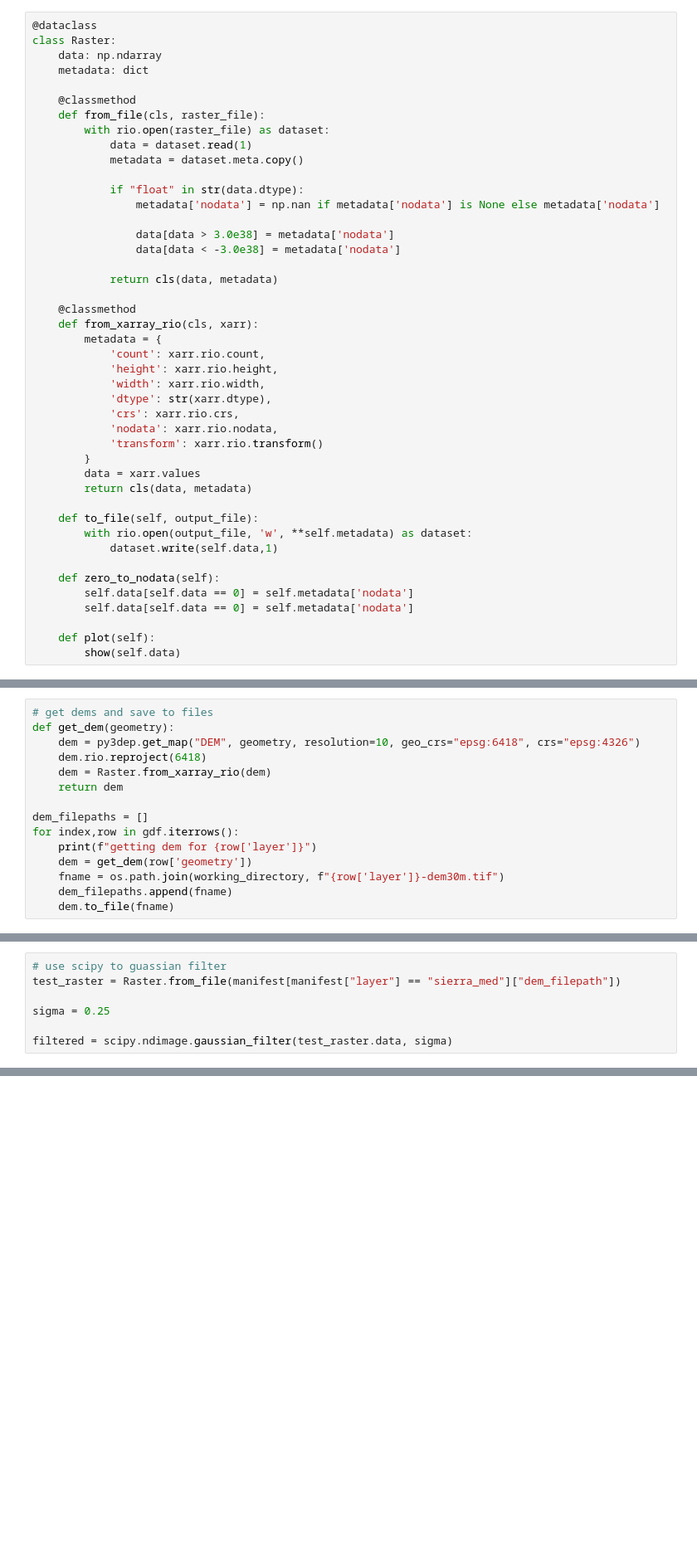
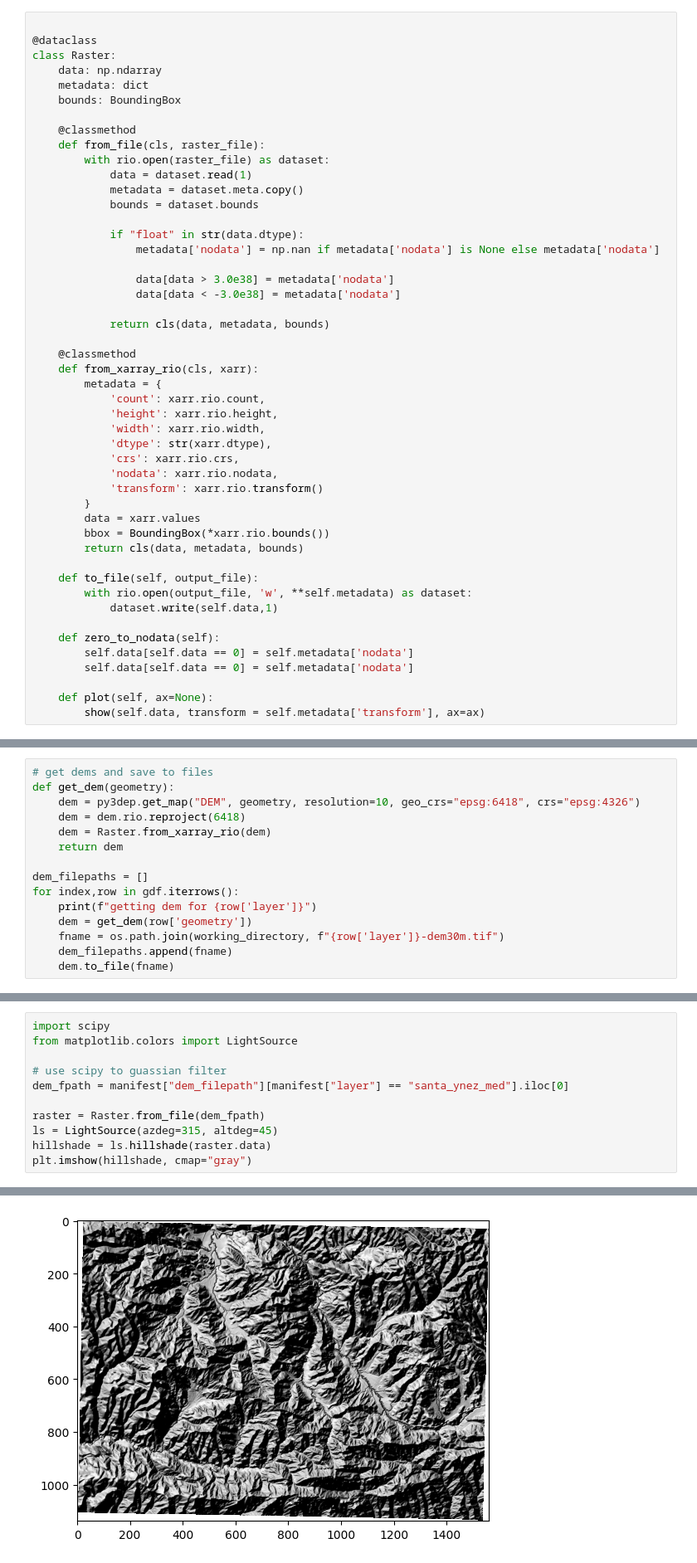
Before and after one commit to avkoehl/valleys, a Jupyter notebook: notebooks/Valley_Bottom_Extraction.ipynb, the cells around one changed output, grey strips where cells are left out. Shown at 83% size. Drawn from its saved outputs; the diff is of its cells as text; blank space fills up the shorter version.

```diff
--- a/notebooks/Valley_Bottom_Extraction.ipynb
+++ b/notebooks/Valley_Bottom_Extraction.ipynb
@@ -39,15 +43,18 @@ from rasterio.plot import show
 import whitebox
 # %%
+
 @dataclass
 class Raster:
     data: np.ndarray
     metadata: dict
+    bounds: BoundingBox
 
     @classmethod
     def from_file(cls, raster_file):
         with rio.open(raster_file) as dataset:
             data = dataset.read(1)
             metadata = dataset.meta.copy()
+            bounds = dataset.bounds
 
             if "float" in str(data.dtype):
                 metadata['nodata'] = np.nan if metadata['nodata'] is None else metadata['nodata']
@@ -55,7 +62,7 @@ class Raster:
                 data[data > 3.0e38] = metadata['nodata']
                 data[data < -3.0e38] = metadata['nodata']
 
-            return cls(data, metadata)
+            return cls(data, metadata, bounds)
 
     @classmethod
     def from_xarray_rio(cls, xarr):
@@ -69,7 +76,8 @@ class Raster:
             'transform': xarr.rio.transform()
         }
         data = xarr.values
-        return cls(data, metadata)
+        bbox = BoundingBox(*xarr.rio.bounds())
+        return cls(data, metadata, bounds)
 
     def to_file(self, output_file):
         with rio.open(output_file, 'w', **self.metadata) as dataset:
@@ -79,8 +87,8 @@ class Raster:
         self.data[self.data == 0] = self.metadata['nodata']
         self.data[self.data == 0] = self.metadata['nodata']
 
-    def plot(self):
-        show(self.data)
+    def plot(self, ax=None):
+        show(self.data, transform = self.metadata['transform'], ax=ax)
 # %%
 # paths and configuration
 valley_polygons_path = "../raw_data/sample_valley_polygons/sample_valleys.geojson"
@@ -119,7 +127,7 @@ gdf
 # get dems and save to files
 def get_dem(geometry):
     dem = py3dep.get_map("DEM", geometry, resolution=10, geo_crs="epsg:6418", crs="epsg:4326")
-    dem.rio.reproject(6418)
+    dem = dem.rio.reproject(6418)
     dem = Raster.from_xarray_rio(dem)
     return dem
 
@@ -347,7 +366,12 @@ manifest.tail()
 # %%
+import scipy
+from matplotlib.colors import LightSource
+
 # use scipy to guassian filter
-test_raster = Raster.from_file(manifest[manifest["layer"] == "sierra_med"]["dem_filepath"])
+dem_fpath = manifest["dem_filepath"][manifest["layer"] == "santa_ynez_med"].iloc[0]
 
-sigma = 0.25
-
-filtered = scipy.ndimage.gaussian_filter(test_raster.data, sigma)
+raster = Raster.from_file(dem_fpath)
+ls = LightSource(azdeg=315, altdeg=45)
+hillshade = ls.hillshade(raster.data)
+plt.imshow(hillshade, cmap="gray")
+# %% [output]
@@ -353,0 +379 @@ filtered = scipy.ndimage.gaussian_filter(test_raster.data, sigma)
+[figure, added]
```
Also changed, not shown: parts of 18 cells of this notebook, 4 other files.
